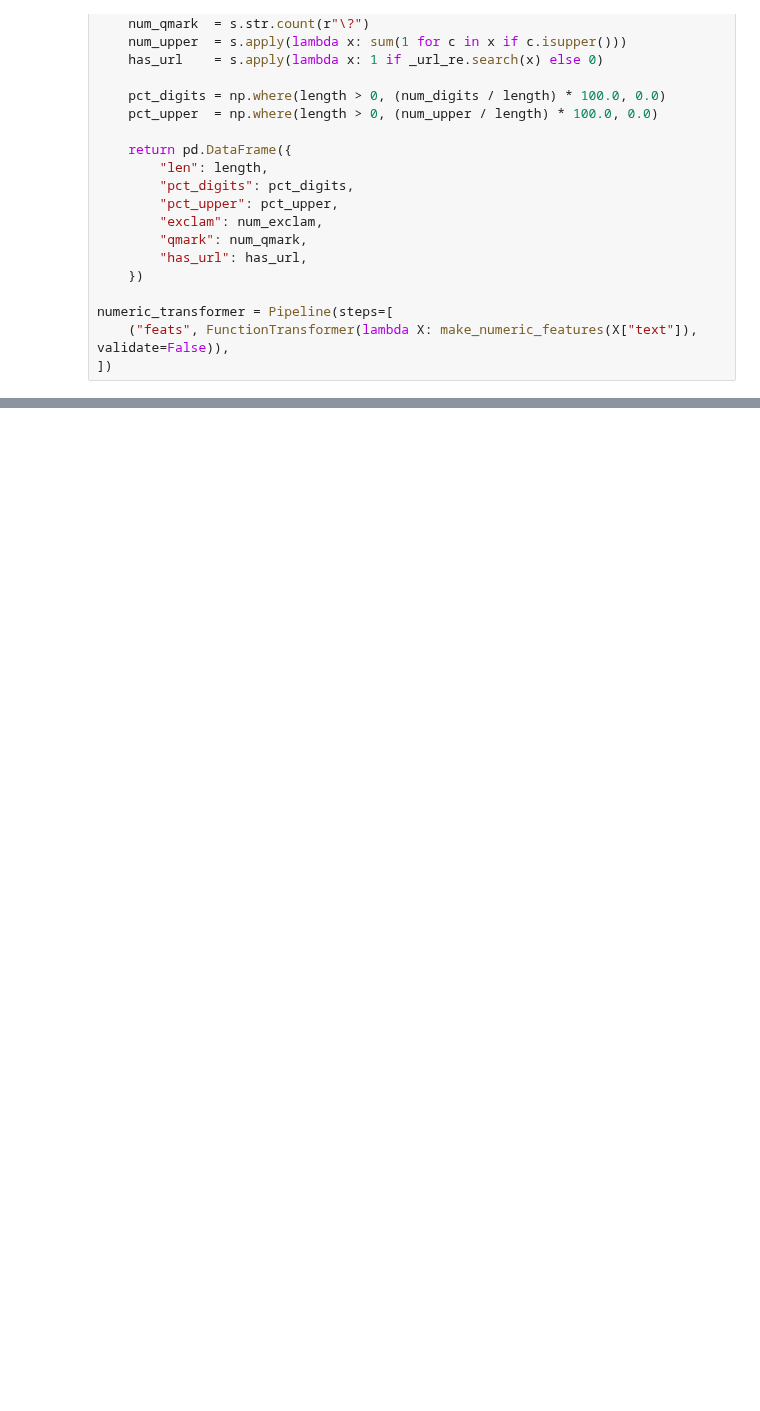
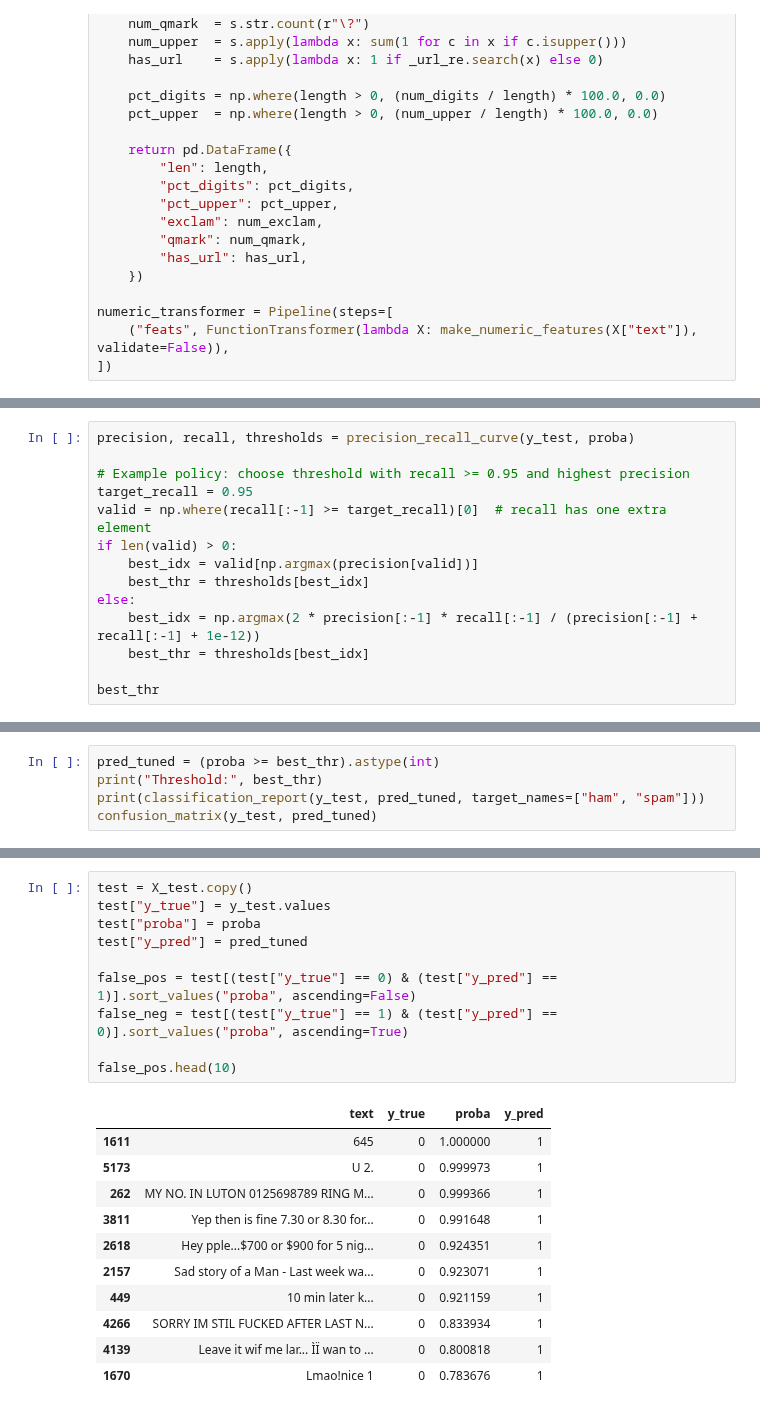
Before and after one commit to AjBorbzz/DataScience_AI_ML, a Jupyter notebook: introduction/cybersecurity_ml/email_fraud_and_spam.ipynb, the cells around one changed output, grey strips where cells are left out. Saved outputs shown, nothing was run; the diff lists cells and outputs as text; blank space fills up the shorter version.

Commit message:
Added false negative inspection

```diff
--- a/introduction/cybersecurity_ml/email_fraud_and_spam.ipynb
+++ b/introduction/cybersecurity_ml/email_fraud_and_spam.ipynb
@@ -91,0 +181,14 @@ numeric_transformer = Pipeline(steps=[
+# %%
+precision, recall, thresholds = precision_recall_curve(y_test, proba)
+
+# Example policy: choose threshold with recall >= 0.95 and highest precision
+target_recall = 0.95
+valid = np.where(recall[:-1] >= target_recall)[0]  # recall has one extra element
+if len(valid) > 0:
+    best_idx = valid[np.argmax(precision[valid])]
+    best_thr = thresholds[best_idx]
+else:
+    best_idx = np.argmax(2 * precision[:-1] * recall[:-1] / (precision[:-1] + recall[:-1] + 1e-12))
+    best_thr = thresholds[best_idx]
+
+best_thr
@@ -91,0 +197,5 @@ numeric_transformer = Pipeline(steps=[
+# %%
+pred_tuned = (proba >= best_thr).astype(int)
+print("Threshold:", best_thr)
+print(classification_report(y_test, pred_tuned, target_names=["ham", "spam"]))
+confusion_matrix(y_test, pred_tuned)
@@ -91,0 +266,22 @@ numeric_transformer = Pipeline(steps=[
+# %%
+test = X_test.copy()
+test["y_true"] = y_test.values
+test["proba"] = proba
+test["y_pred"] = pred_tuned
+
+false_pos = test[(test["y_true"] == 0) & (test["y_pred"] == 1)].sort_values("proba", ascending=False)
+false_neg = test[(test["y_true"] == 1) & (test["y_pred"] == 0)].sort_values("proba", ascending=True)
+
+false_pos.head(10)
+# %% [output]
+|  | text | y_true | proba | y_pred |
+| 1611 | 645 | 0 | 1.000000 | 1 |
+| 5173 | U 2. | 0 | 0.999973 | 1 |
+| 262 | MY NO. IN LUTON 0125698789 RING M... | 0 | 0.999366 | 1 |
+| 3811 | Yep then is fine 7.30 or 8.30 for... | 0 | 0.991648 | 1 |
+| 2618 | Hey pple...$700 or $900 for 5 nig... | 0 | 0.924351 | 1 |
+| 2157 | Sad story of a Man - Last week wa... | 0 | 0.923071 | 1 |
+| 449 | 10 min later k... | 0 | 0.921159 | 1 |
+| 4266 | SORRY IM STIL FUCKED AFTER LAST N... | 0 | 0.833934 | 1 |
+| 4139 | Leave it wif me lar... ÌÏ wan to ... | 0 | 0.800818 | 1 |
+| 1670 | Lmao!nice 1 | 0 | 0.783676 | 1 |
```
Also changed, not shown: parts of 11 cells of this notebook.
